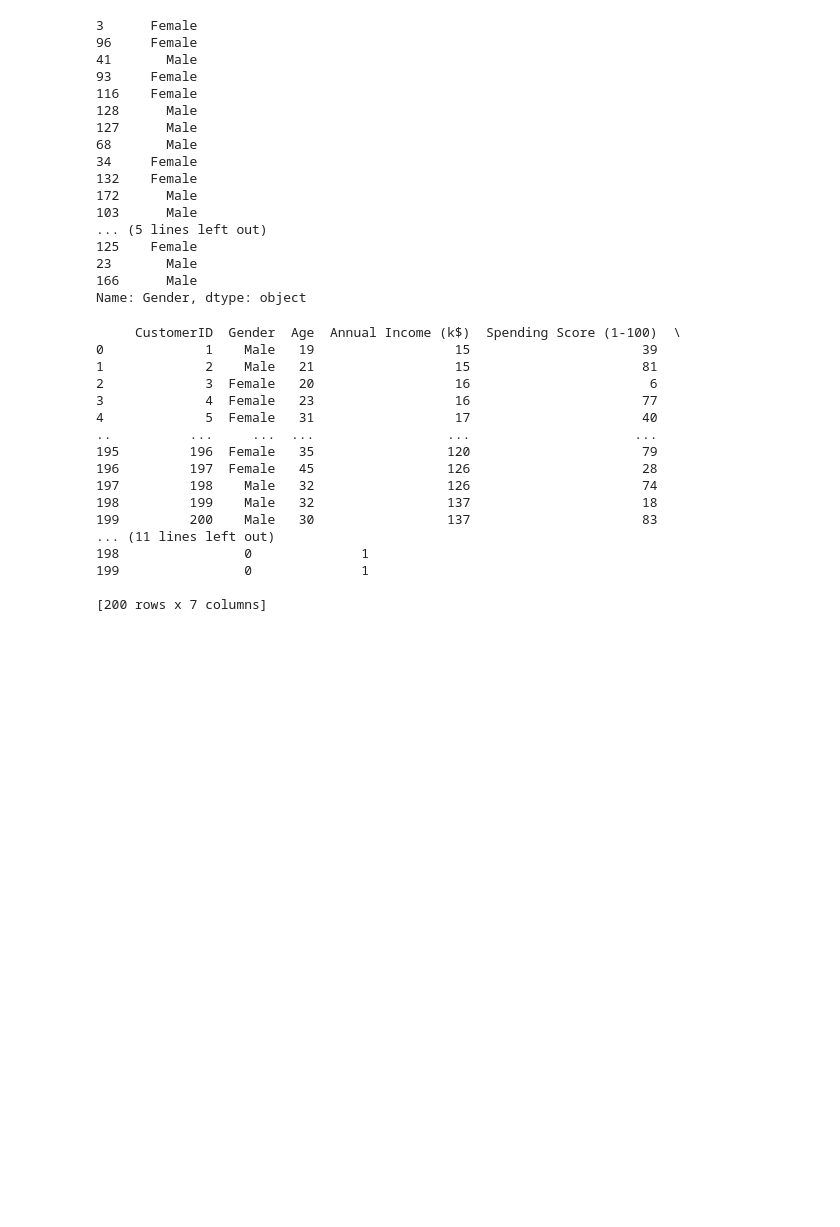
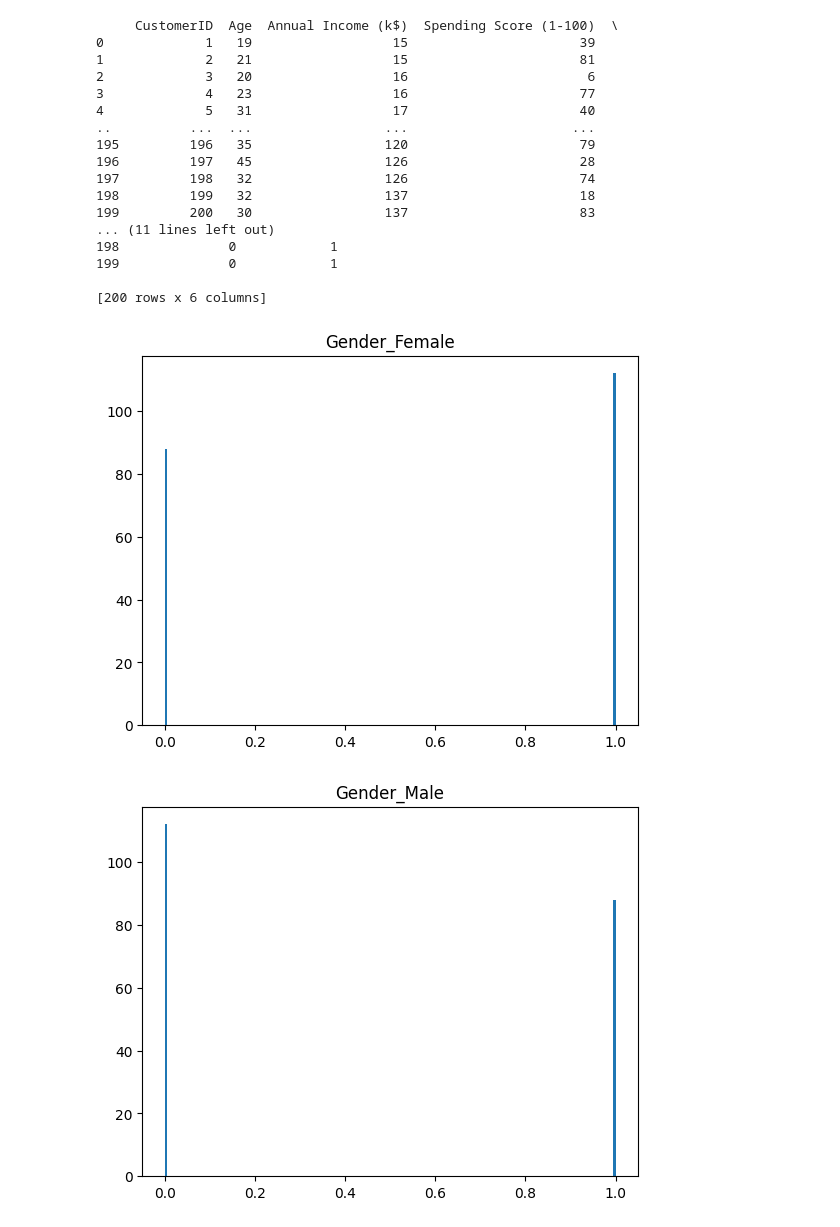
Before and after one commit to bubpen/sparta, a Jupyter notebook: machine_learning/unsuprvised_learning.ipynb, the cells around one changed output. Drawn from its saved outputs; the diff is of its cells as text; code cells hidden in the pictures; blank space fills up the shorter version.

```diff
--- a/machine_learning/unsuprvised_learning.ipynb
+++ b/machine_learning/unsuprvised_learning.ipynb
@@ -16,45 +40,38 @@ for i in df.columns:
     plt.hist(X,bins = N, label = i)
     plt.title(i)
     plt.show()
+# %%
+df = pd.get_dummies(df, columns=['Gender'], prefix = 'Gender', dtype = int)
 # %%
-print(df['Gender'].sample(20))
+print(df)
 # %% [output]
-3      Female
-96     Female
-41       Male
-93     Female
-116    Female
-128      Male
-127      Male
-68       Male
-34     Female
-132    Female
-172      Male
-103      Male
-... (5 lines left out)
-125    Female
-23       Male
-166      Male
-Name: Gender, dtype: object
+     CustomerID  Age  Annual Income (k$)  Spending Score (1-100)  \
+0             1   19                  15                      39
+1             2   21                  15                      81
+2             3   20                  16                       6
+3             4   23                  16                      77
+4             5   31                  17                      40
+..          ...  ...                 ...                     ...
+195         196   35                 120                      79
+196         197   45                 126                      28
+197         198   32                 126                      74
+198         199   32                 137                      18
+199         200   30                 137                      83
+... (11 lines left out)
+198              0            1
+199              0            1
+
+[200 rows x 6 columns]
-# %%
-df['Gender' == 'Female','Female'] = 0
-df['Gender' == 'Male','Male'] = 1
-print(df)
-# %% [output]
-     CustomerID  Gender  Age  Annual Income (k$)  Spending Score (1-100)  \
-0             1    Male   19                  15                      39
-1             2    Male   21                  15                      81
-2             3  Female   20                  16                       6
-3             4  Female   23                  16                      77
-4             5  Female   31                  17                      40
-..          ...     ...  ...                 ...                     ...
-195         196  Female   35                 120                      79
-196         197  Female   45                 126                      28
-197         198    Male   32                 126                      74
-198         199    Male   32                 137                      18
-199         200    Male   30                 137                      83
-... (11 lines left out)
-198                0              1
-199                0              1
-
-[200 rows x 7 columns]
+# %%
+# CustomerId 제거
+df = df[['Gender_Female','Gender_Male','Age','Annual Income (k$)','Spending Score (1-100)']]
+# %%
+for i in df.columns:
+    X = df[i]
+    N = len(X)
+    plt.hist(X, bins = N, label = i)
+    plt.title(i)
+    plt.show()
+# %% [output]
+[figure, added]
+[figure, added]
```
Also changed, not shown: parts of 13 cells of this notebook.
